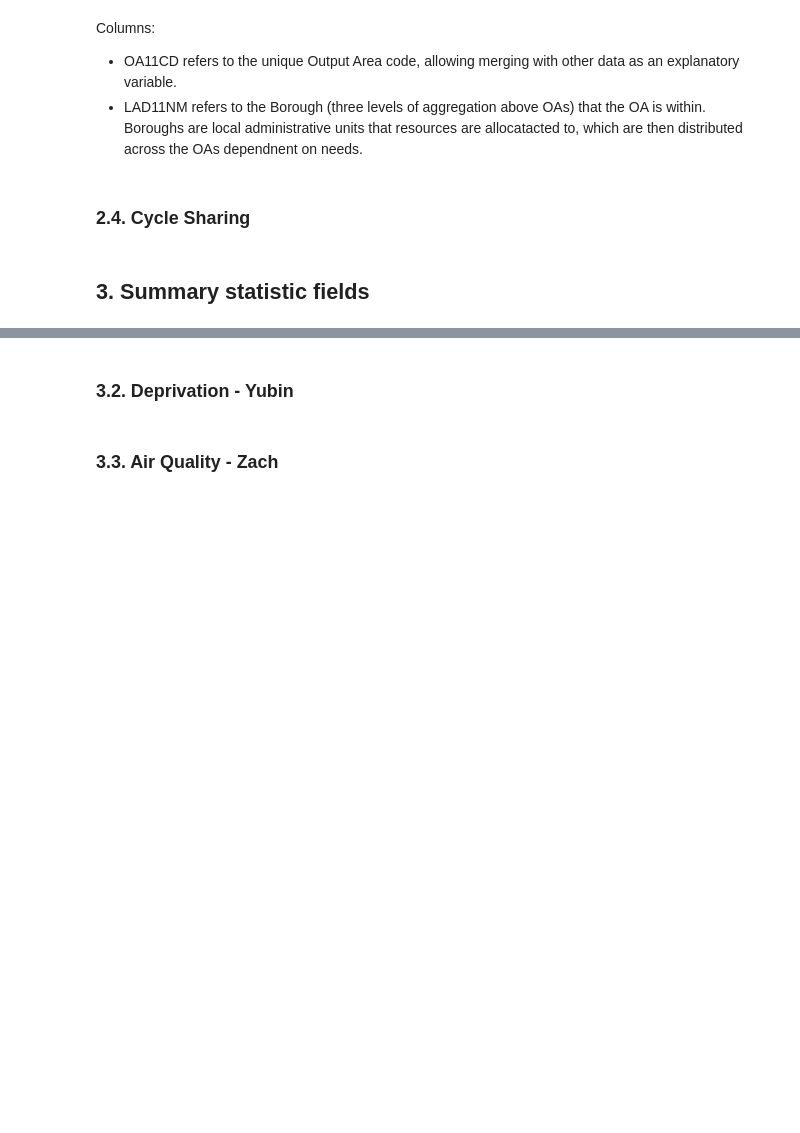
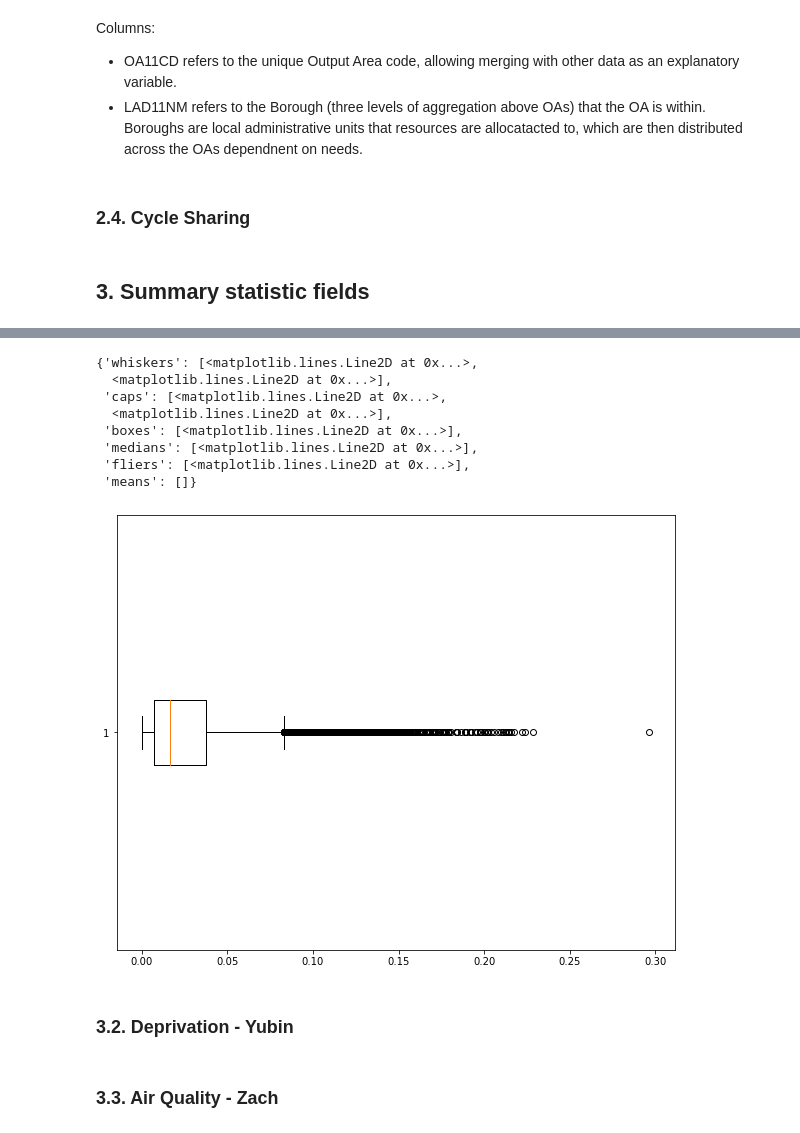
Before and after one commit to ZacharyP-E/qm_group25, a Jupyter notebook: qm_group_code.ipynb, the cells around one changed output, grey strips where cells are left out. Saved outputs shown, nothing was run; the diff lists cells and outputs as text; code cells hidden in the pictures; blank space fills up the shorter version.

Commit message:
Calculate and describe cycling rate instead of count

```diff
--- a/qm_group_code.ipynb
+++ b/qm_group_code.ipynb
@@ -119,0 +122,6 @@ Index(['date', 'geography code',
+# %%
+cycletowork.rename(columns = {'date':'year',
+                              'geography code':'oa_code',
+                              'Method of Travel to Work: Bicycle; measures: Value':'cycling_count',
+                              'Method of Travel to Work: All categories: Method of travel to work; measures: Value':'total_count'},
+                   inplace = True)
@@ -120,3 +130,5 @@ Index(['date', 'geography code',
+# %%
+cycletowork['cycling_rate'] = cycletowork['cycling_count']/cycletowork['total_count']
 # %%
 cycletowork.dtypes
 # %% [output]
@@ -187,3 +204,17 @@ Columns:
+# %%
+fig, ax = plt.subplots(1, figsize=(10,8))
+plt.boxplot(cycletowork.cycling_rate,
+           vert = False)
+# %% [output]
+{'whiskers': [<matplotlib.lines.Line2D at 0x...>,
+  <matplotlib.lines.Line2D at 0x...>],
+ 'caps': [<matplotlib.lines.Line2D at 0x...>,
+  <matplotlib.lines.Line2D at 0x...>],
+ 'boxes': [<matplotlib.lines.Line2D at 0x...>],
+ 'medians': [<matplotlib.lines.Line2D at 0x...>],
+ 'fliers': [<matplotlib.lines.Line2D at 0x...>],
+ 'means': []}
+[figure, added]
 # %% [markdown]
 ### 3.2. Deprivation - Yubin
 # %% [markdown]
```
Also changed, not shown: parts of 7 cells of this notebook.
